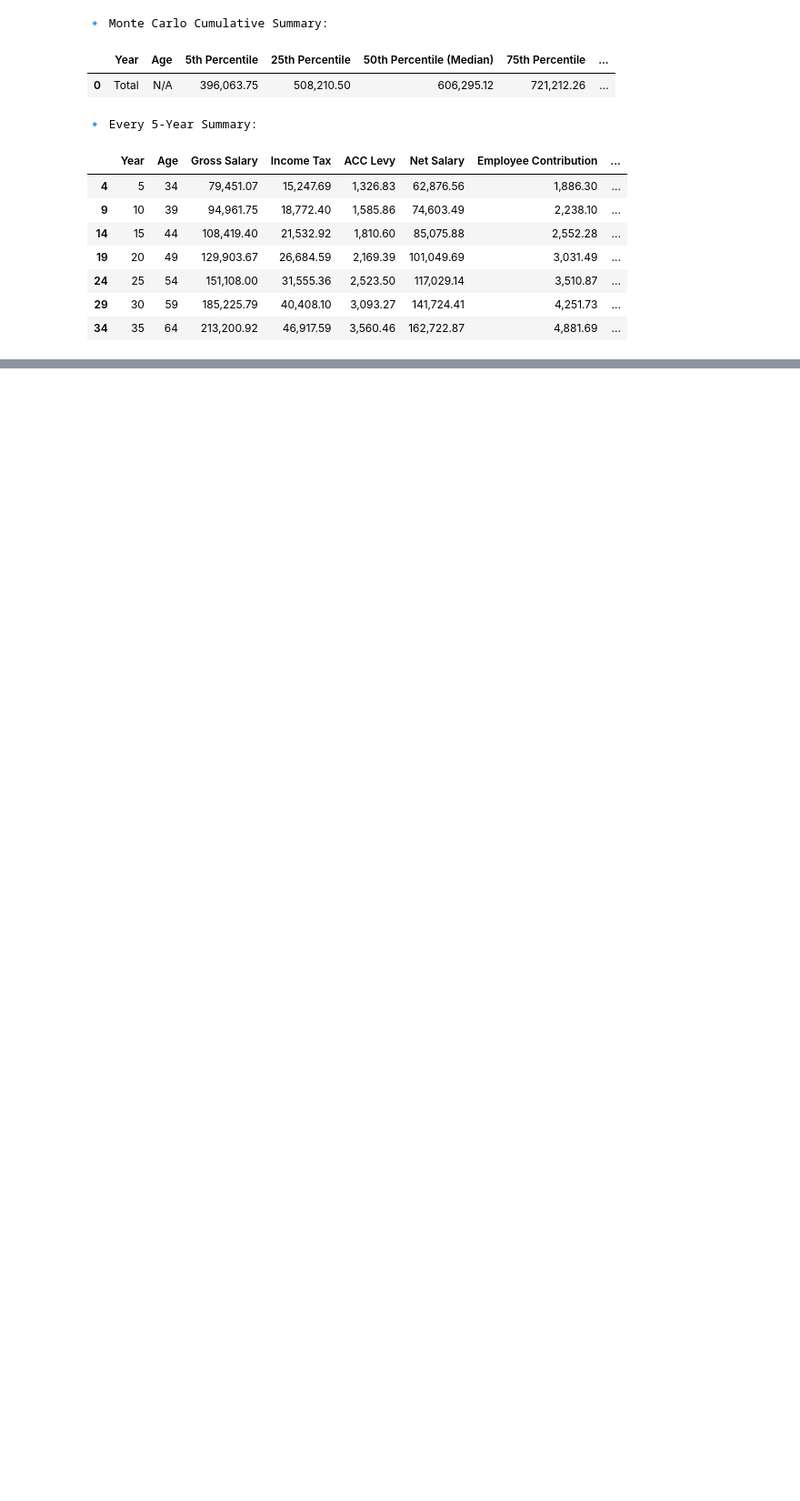
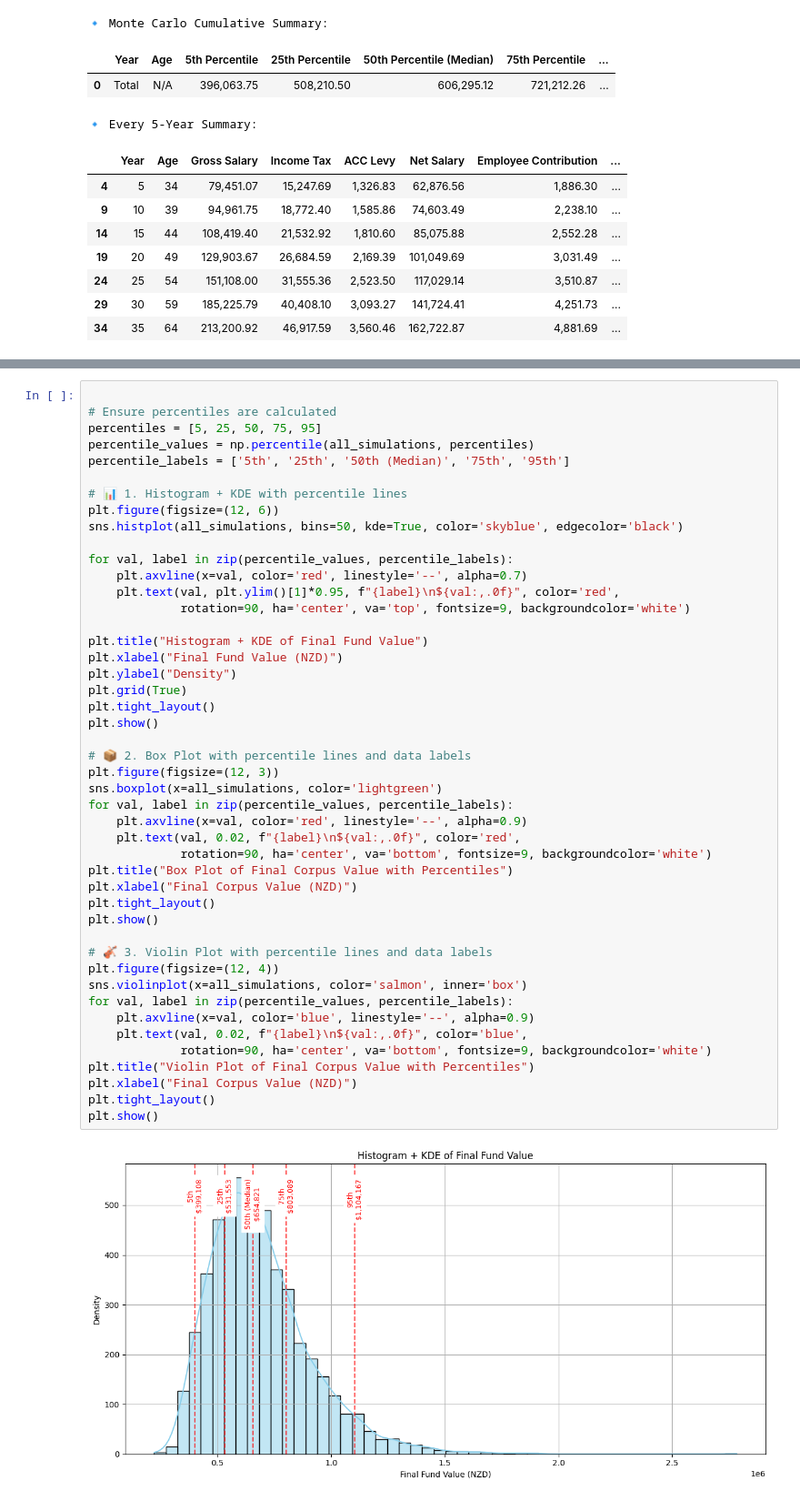
Before and after one commit to bharathssa/Financial_Advisor, a Jupyter notebook: Project705.ipynb, the cells around one changed output, grey strips where cells are left out. Shown at 91% size. Saved outputs shown, nothing was run; the diff lists cells and outputs as text; blank space fills up the shorter version.

```diff
--- a/Project705.ipynb
+++ b/Project705.ipynb
@@ -340,0 +592,48 @@ display(summary_every_5_years)
+# %%
+
+# Ensure percentiles are calculated
+percentiles = [5, 25, 50, 75, 95]
+percentile_values = np.percentile(all_simulations, percentiles)
+percentile_labels = ['5th', '25th', '50th (Median)', '75th', '95th']
+
+# 📊 1. Histogram + KDE with percentile lines
+plt.figure(figsize=(12, 6))
+sns.histplot(all_simulations, bins=50, kde=True, color='skyblue', edgecolor='black')
+
+for val, label in zip(percentile_values, percentile_labels):
+    plt.axvline(x=val, color='red', linestyle='--', alpha=0.7)
+    plt.text(val, plt.ylim()[1]*0.95, f"{label}\n${val:,.0f}", color='red',
+             rotation=90, ha='center', va='top', fontsize=9, backgroundcolor='white')
+
+plt.title("Histogram + KDE of Final Fund Value")
+plt.xlabel("Final Fund Value (NZD)")
+plt.ylabel("Density")
+plt.grid(True)
+plt.tight_layout()
+plt.show()
+
+# 📦 2. Box Plot with percentile lines and data labels
+plt.figure(figsize=(12, 3))
+sns.boxplot(x=all_simulations, color='lightgreen')
+for val, label in zip(percentile_values, percentile_labels):
+    plt.axvline(x=val, color='red', linestyle='--', alpha=0.9)
+    plt.text(val, 0.02, f"{label}\n${val:,.0f}", color='red',
+             rotation=90, ha='center', va='bottom', fontsize=9, backgroundcolor='white')
+plt.title("Box Plot of Final Corpus Value with Percentiles")
+plt.xlabel("Final Corpus Value (NZD)")
+plt.tight_layout()
+plt.show()
+
+# 🎻 3. Violin Plot with percentile lines and data labels
+plt.figure(figsize=(12, 4))
+sns.violinplot(x=all_simulations, color='salmon', inner='box')
+for val, label in zip(percentile_values, percentile_labels):
+    plt.axvline(x=val, color='blue', linestyle='--', alpha=0.9)
+    plt.text(val, 0.02, f"{label}\n${val:,.0f}", color='blue',
+             rotation=90, ha='center', va='bottom', fontsize=9, backgroundcolor='white')
+plt.title("Violin Plot of Final Corpus Value with Percentiles")
+plt.xlabel("Final Corpus Value (NZD)")
+plt.tight_layout()
+plt.show()
+# %% [output]
+[figure, added]
```
Also changed, not shown: parts of 10 cells of this notebook, 4 other files.
